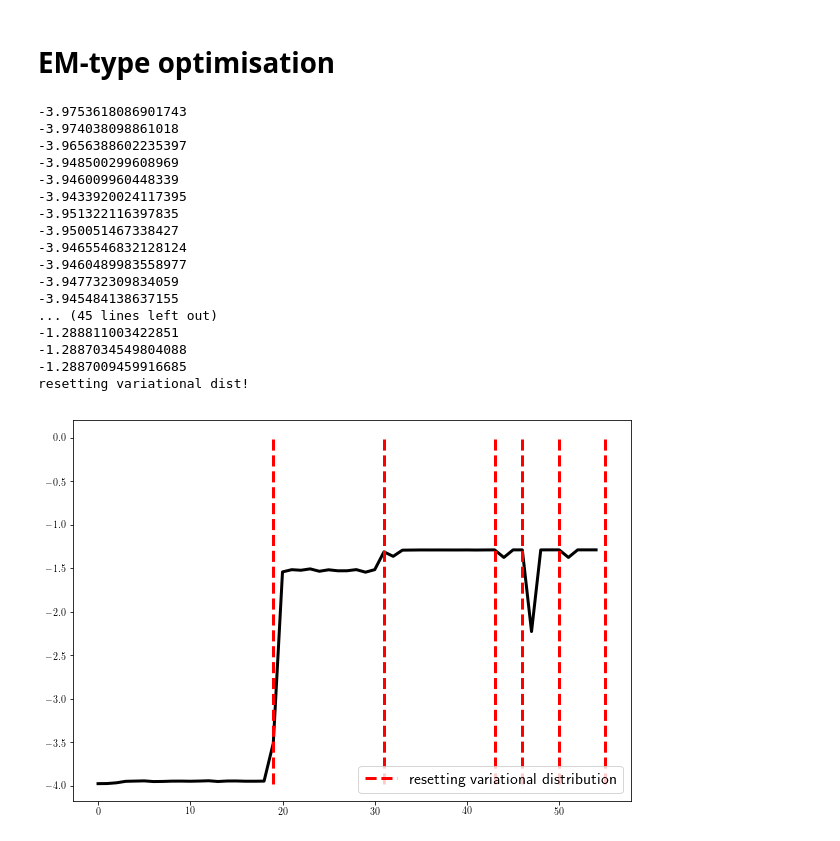
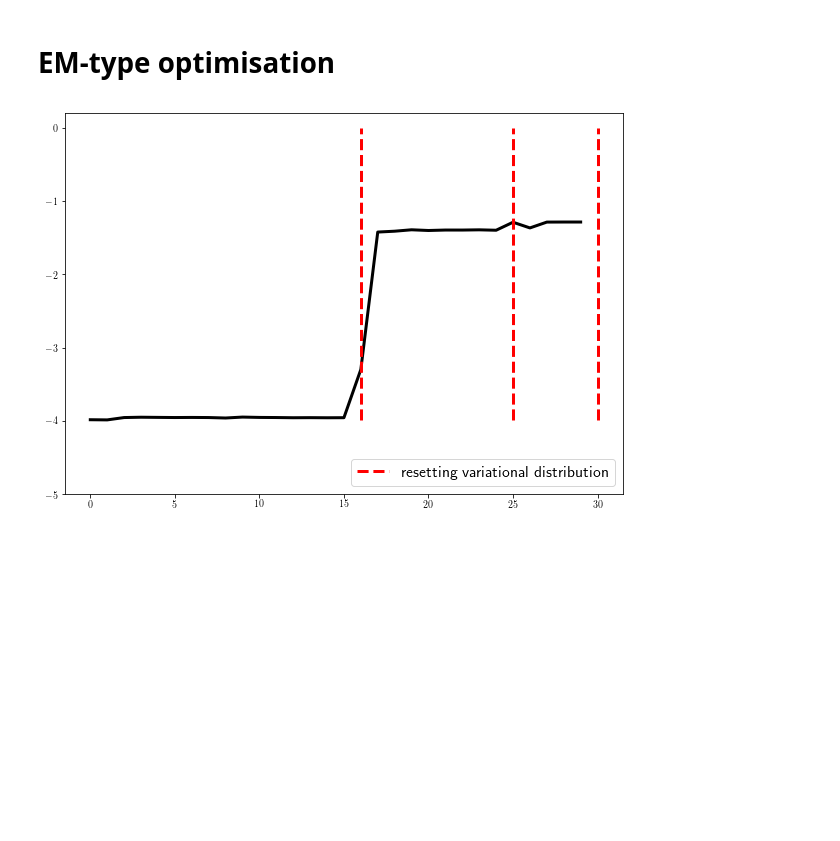
Before and after one commit to benrhodes26/VNCE, a Jupyter notebook: proposal/code/notebooks/1) normalised-mog.ipynb, the cells around one changed output. Saved outputs shown, nothing was run; the diff lists cells and outputs as text; code cells hidden in the pictures; blank space fills up the shorter version.

```diff
--- a/proposal/code/notebooks/1) normalised-mog.ipynb
+++ b/proposal/code/notebooks/1) normalised-mog.ipynb
@@ -245,24 +247,7 @@ J1 minus 1e-1 is a lower bound for 100.0% of the parameters
 # %%
-thetas_after_EM_step, J1s, J1_grads = optimiser.fit_using_analytic_q(X, theta0=theta0, stop_threshold=10**-5)
+thetas_after_EM_step, J1s, J1_grads = optimiser.fit_using_analytic_q(X, theta0=theta0, stop_threshold=10**-4)
 # %% [output]
--3.9753618086901743
--3.974038098861018
--3.9656388602235397
--3.948500299608969
--3.946009960448339
--3.9433920024117395
--3.951322116397835
--3.950051467338427
--3.9465546832128124
--3.9460489983558977
--3.947732309834059
--3.945484138637155
-... (45 lines left out)
--1.288811003422851
--1.2887034549804088
--1.2887009459916685
-resetting variational dist!
-[figure, old version]
+[figure, new version]
 # %%
 fig, axs = optimiser.plot_loss_curve(J1s, true_theta=true_theta, X=X)
 axs.set_xlabel('Function evaluation of BFGS optimiser', fontsize=16)
```
Also changed, not shown: parts of 6 cells of this notebook, 6 other files.
